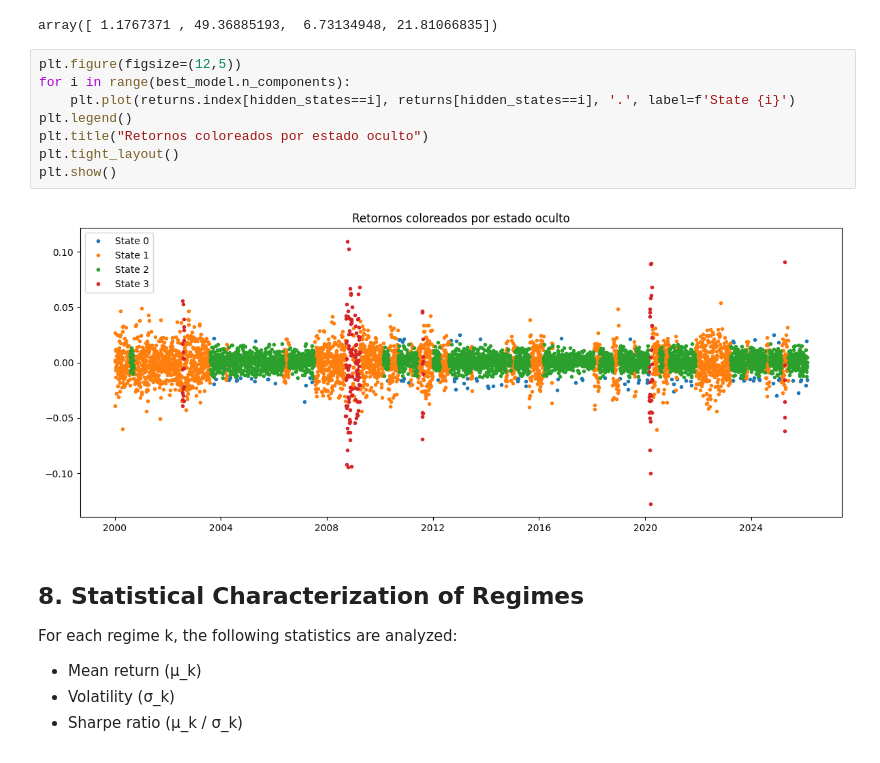
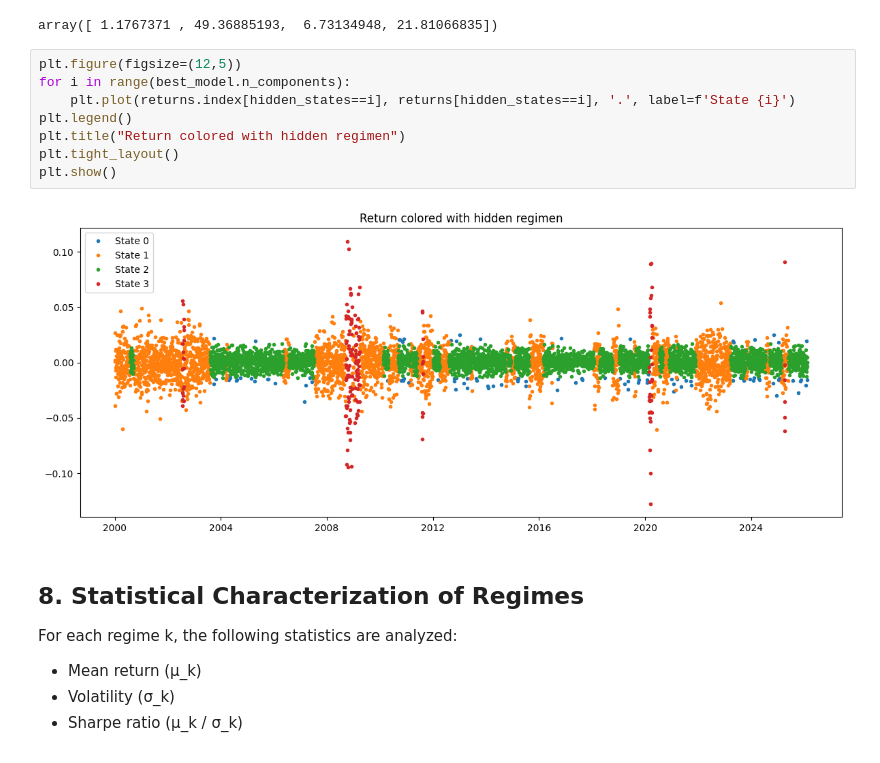
Before and after one commit to DaniLopez02/market-regime-detection-hmm, a Jupyter notebook: market_regime_identification_hmm.ipynb, the cells around one changed output. Saved outputs shown, nothing was run; the diff lists cells and outputs as text.

```diff
--- a/market_regime_identification_hmm.ipynb
+++ b/market_regime_identification_hmm.ipynb
@@ -276,13 +276,13 @@ array([ 1.1767371 , 49.36885193,  6.73134948, 21.81066835])
 # %%
 plt.figure(figsize=(12,5))
 for i in range(best_model.n_components):
     plt.plot(returns.index[hidden_states==i], returns[hidden_states==i], '.', label=f'State {i}')
 plt.legend()
-plt.title("Retornos coloreados por estado oculto")
+plt.title("Return colored with hidden regimen")
 plt.tight_layout()
 plt.show()
 # %% [output]
-[figure, old version]
+[figure, new version]
 # %% [markdown]
 ## 8. Statistical Characterization of Regimes
 
```
Also changed, not shown: parts of 4 cells of this notebook.
